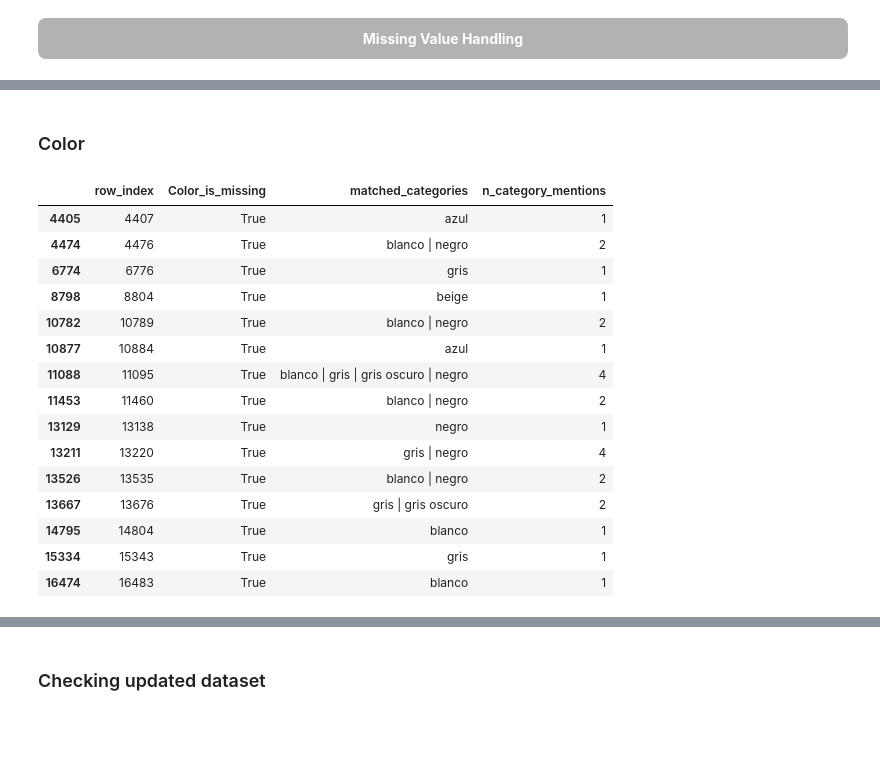
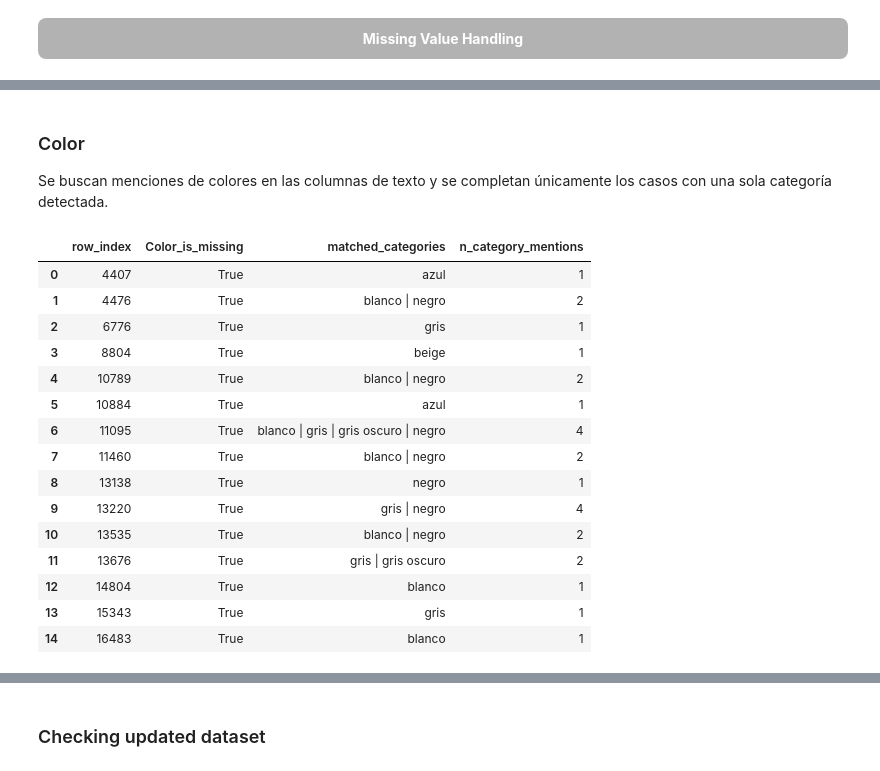
Before and after one commit to abrildiaco/TP_Final_ML, a Jupyter notebook: notebooks/eda.ipynb, the cells around one changed output, grey strips where cells are left out. Cells and saved outputs as stored; diff of their text form; code cells hidden in the pictures; blank space fills up the shorter version.

```diff
--- a/notebooks/eda.ipynb
+++ b/notebooks/eda.ipynb
@@ -527,32 +535,31 @@ Missing Value Handling
 # %% [markdown]
 ### Color
+Se buscan menciones de colores en las columnas de texto y se completan únicamente los casos con una sola categoría detectada.
 # %%
-color_summary, color_row_mentions = eda.count_category_mentions_in_text(
+color_row_mentions = eda.count_category_mentions_in_text(
     dataset_processed,
     target_col="Color",
     text_cols=("Título", "Descripción", "Versión"),
     category_map=COLOR_MAP,
+    only_missing_target=True,
+    only_rows_with_mentions=True,
 )
 
-# Only rows where color is missing but is mentioned
-color_row_mentions[
-    (color_row_mentions["Color_is_missing"])
-    & (color_row_mentions["n_category_mentions"] > 0)
-]
+color_row_mentions
 # %% [output]
 |  | row_index | Color_is_missing | matched_categories | n_category_mentions |
-| 4405 | 4407 | True | azul | 1 |
-| 4474 | 4476 | True | blanco | negro | 2 |
-| 6774 | 6776 | True | gris | 1 |
-| 8798 | 8804 | True | beige | 1 |
-| 10782 | 10789 | True | blanco | negro | 2 |
-| 10877 | 10884 | True | azul | 1 |
-| 11088 | 11095 | True | blanco | gris | gris oscuro | negro | 4 |
-| 11453 | 11460 | True | blanco | negro | 2 |
-| 13129 | 13138 | True | negro | 1 |
-| 13211 | 13220 | True | gris | negro | 4 |
-| 13526 | 13535 | True | blanco | negro | 2 |
-| 13667 | 13676 | True | gris | gris oscuro | 2 |
-| 14795 | 14804 | True | blanco | 1 |
-| 15334 | 15343 | True | gris | 1 |
-| 16474 | 16483 | True | blanco | 1 |
+| 0 | 4407 | True | azul | 1 |
+| 1 | 4476 | True | blanco | negro | 2 |
+| 2 | 6776 | True | gris | 1 |
+| 3 | 8804 | True | beige | 1 |
+| 4 | 10789 | True | blanco | negro | 2 |
+| 5 | 10884 | True | azul | 1 |
+| 6 | 11095 | True | blanco | gris | gris oscuro | negro | 4 |
+| 7 | 11460 | True | blanco | negro | 2 |
+| 8 | 13138 | True | negro | 1 |
+| 9 | 13220 | True | gris | negro | 4 |
+| 10 | 13535 | True | blanco | negro | 2 |
+| 11 | 13676 | True | gris | gris oscuro | 2 |
+| 12 | 14804 | True | blanco | 1 |
+| 13 | 15343 | True | gris | 1 |
+| 14 | 16483 | True | blanco | 1 |
```
Also changed, not shown: parts of 42 cells of this notebook, 2 other files.
